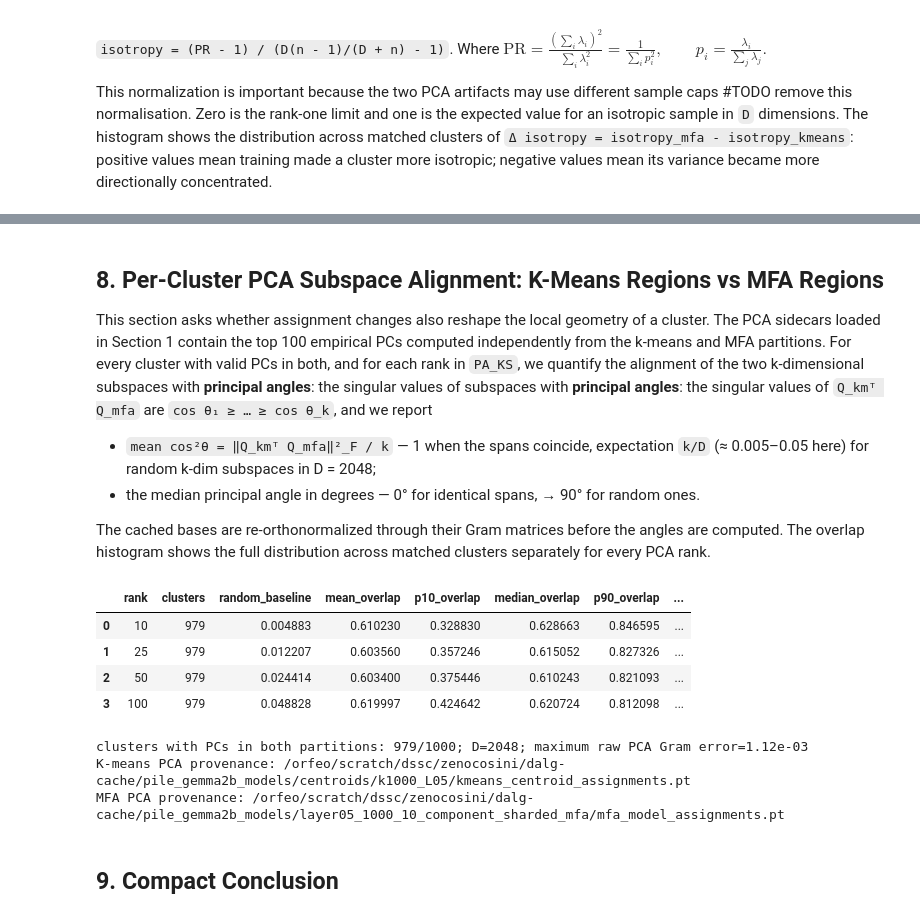
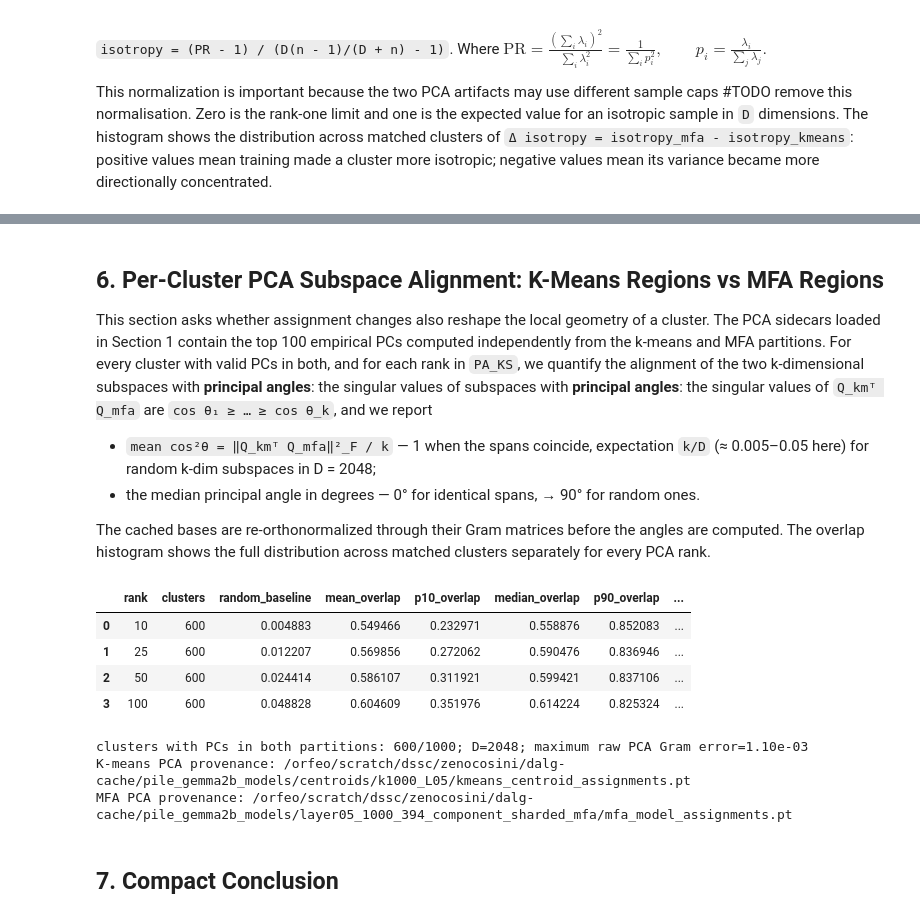
Before and after one commit to alexserra98/decomposing-activations-local-geometry, a Jupyter notebook: notebooks/kmeans_mfa_comparison.ipynb, the cells around one changed output, grey strips where cells are left out. Cells and saved outputs as stored; diff of their text form; code cells hidden in the pictures.

```diff
--- a/notebooks/kmeans_mfa_comparison.ipynb
+++ b/notebooks/kmeans_mfa_comparison.ipynb
@@ -49,9 +48,11 @@ from scipy.optimize import linear_sum_assignment
 try:
     import plotly.express as px
     import plotly.graph_objects as go
+    from plotly.subplots import make_subplots
 except Exception as exc:
     px = None
     go = None
+    make_subplots = None
     print(f"Plotly unavailable: {exc}")
 
 
@@ -68,8 +69,8 @@ REPO = find_repo_root()
 # ---------------------------------------------------------------- parameters
 LAYER = 5
 K = 1000
-Q = 10  # MFA rank; only used to locate the MFA run and its intrinsic dims
-EPOCHS = 1
+Q = 394  # MFA rank; only used to locate the MFA run and its intrinsic dims
+EPOCHS = 15
 MFA_ASSIGN="ar" # ar - nn: nearest neighbor assignment, ar: argmax responsibility
 # ------------------------------------------------- paths built from parameters
 MFA_RUN = REPO / f"dalg-cache/pile_gemma2b_models/layer{LAYER:02d}_{K}_{Q}_component_sharded_mfa"
@@ -145,7 +146,7 @@ HAVE_MODEL = (
 | 7 | mfa top PCs | /orfeo/cephfs/home/dssc/zenocosin... | True |
 | 8 | mfa model | /orfeo/cephfs/home/dssc/zenocosin... | True |
 # %%
-# Shared PCA inputs for Sections 7 and 8. Keep the sidecars memory-mapped:
+# Shared PCA inputs for Section 6. Keep the sidecars memory-mapped:
 # together they contain roughly 1.6 GB of float32 directions.
 top_pcs_km_obj = None
 top_pcs_mfa_obj = None
@@ -156,7 +157,7 @@ valid_pcs_mfa = np.zeros(K, dtype=bool)
 valid_pcs_both = np.zeros(K, dtype=bool)
 
 if not HAVE_TOP_PCS:
-    display(Markdown("**Sections 7–8 unavailable:** missing one or both `cluster_top_pcs.pt` artifacts."))
+    display(Markdown("**Section 6 unavailable:** missing one or both `cluster_top_pcs.pt` artifacts."))
 else:
     top_pcs_km_obj = torch.load(
         KMEANS_TOP_PCS_PATH, map_location="cpu", weights_only=True, mmap=True
@@ -981,7 +1021,7 @@ else:
                 yaxis_title="clusters",
                 bargap=0.05,
             )
-            save_fig(fig, "gride_intrinsic_dim_hist_entry4")
+            save_fig(fig, "gride_intrinsic_dim_hist_entry9")
             fig.show()
 
             fig = px.histogram(
@@ -1130,33 +1170,6 @@ else:
         fig.show()
 
     if px is not None:
-        topq_long = pd.DataFrame(
-            {
-                "topq_fraction": np.concatenate([topq_frac_km, topq_frac_mfa]),
-                "partition": ["kmeans (init)"] * len(topq_frac_km) + ["mfa (trained)"] * len(topq_frac_mfa),
-            }
-        )
-        fig = px.histogram(
-            topq_long,
-            x="topq_fraction",
-            color="partition",
-            nbins=60,
-            barmode="overlay",
-            opacity=0.6,
-            title=f"Variance fraction captured by the top q={Q} PCs of each cluster",
-            color_discrete_map={"kmeans (init)": COLOR_KMEANS, "mfa (trained)": COLOR_MFA},
-            template=PLOT_TEMPLATE,
-        )
-        fig.update_layout(xaxis_title=f"variance fraction in top {Q} PCs", yaxis_title="clusters", bargap=0.05)
-        fig.add_vline(
-            x=kmeans_left_tail_threshold,
-            line_dash="dash",
-            line_color=COLOR_KMEANS,
-            annotation_text=f"k-means {KMEANS_LEFT_TAIL_QUANTILE:.0%} cutoff",
-        )
-        save_fig(fig, "spectral_topq_fraction_hist")
-        fig.show()
-
         pr_long = pd.DataFrame(
             {
                 "participation_ratio": np.concatenate([pr_km, pr_mfa]),
@@ -1521,5 +1393,5 @@ PCA assignment provenance: /orfeo/scratch/dssc/zenocosini/dalg-cache/pile_gemma2
 # %% [markdown]
-## 8. Per-Cluster PCA Subspace Alignment: K-Means Regions vs MFA Regions
+## 6. Per-Cluster PCA Subspace Alignment: K-Means Regions vs MFA Regions
 
 This section asks whether assignment changes also reshape the local geometry of a
 cluster. The PCA sidecars loaded in Section 1 contain the top 100 empirical PCs
@@ -1547,7 +1419,7 @@ else:
     PA_BATCH_SIZE = 8
     pa_cluster_ids = np.flatnonzero(valid_pcs_both)
     if len(pa_cluster_ids) == 0:
-        raise RuntimeError("Section 8 needs at least one cluster with PCs in both partitions")
+        raise RuntimeError("Section 6 needs at least one cluster with PCs in both partitions")
 
     max_pa_rank = max(PA_KS)
     _eye_max = torch.eye(max_pa_rank)
@@ -1621,42 +1493,42 @@ else:
         f"clusters with PCs in both partitions: {len(pa_cluster_ids)}/{K}; D={PCA_D}; "
         f"maximum raw PCA Gram error={max_raw_pc_orth_error:.2e}"
     )
     print(f"K-means PCA provenance: {top_pcs_km_obj.get('assignments_path', 'not recorded')}")
     print(f"MFA PCA provenance: {top_pcs_mfa_obj.get('assignments_path', 'not recorded')}")
 
     if px is not None:
         for _rank in PA_KS:
             _rank_df = pca_alignment_df[pca_alignment_df["rank"] == _rank]
             fig = px.histogram(
                 _rank_df,
                 x="overlap",
                 nbins=50,
                 title=f"Matched-cluster PCA subspace overlap at rank {_rank}",
                 color_discrete_sequence=[COLOR_NEUTRAL],
                 template=PLOT_TEMPLATE,
             )
             fig.update_layout(
                 xaxis_title="mean cos² of principal angles (overlap)",
                 yaxis_title="clusters",
                 bargap=0.05,
             )
             fig.update_xaxes(range=[0, 1])
             save_fig(fig, f"kmeans_mfa_pca_overlap_hist_rank{_rank}")
             fig.show()
 
     del _alignment_rows
     gc.collect()
 # %% [output]
 |  | rank | clusters | random_baseline | mean_overlap | p10_overlap | median_overlap | p90_overlap | ... |
-| 0 | 10 | 979 | 0.004883 | 0.610230 | 0.328830 | 0.628663 | 0.846595 | ... |
-| 1 | 25 | 979 | 0.012207 | 0.603560 | 0.357246 | 0.615052 | 0.827326 | ... |
-| 2 | 50 | 979 | 0.024414 | 0.603400 | 0.375446 | 0.610243 | 0.821093 | ... |
-| 3 | 100 | 979 | 0.048828 | 0.619997 | 0.424642 | 0.620724 | 0.812098 | ... |
+| 0 | 10 | 600 | 0.004883 | 0.549466 | 0.232971 | 0.558876 | 0.852083 | ... |
+| 1 | 25 | 600 | 0.012207 | 0.569856 | 0.272062 | 0.590476 | 0.836946 | ... |
+| 2 | 50 | 600 | 0.024414 | 0.586107 | 0.311921 | 0.599421 | 0.837106 | ... |
+| 3 | 100 | 600 | 0.048828 | 0.604609 | 0.351976 | 0.614224 | 0.825324 | ... |
-clusters with PCs in both partitions: 979/1000; D=2048; maximum raw PCA Gram error=1.12e-03
+clusters with PCs in both partitions: 600/1000; D=2048; maximum raw PCA Gram error=1.10e-03
 K-means PCA provenance: /orfeo/scratch/dssc/zenocosini/dalg-cache/pile_gemma2b_models/centroids/k1000_L05/kmeans_centroid_assignments.pt
-MFA PCA provenance: /orfeo/scratch/dssc/zenocosini/dalg-cache/pile_gemma2b_models/layer05_1000_10_component_sharded_mfa/mfa_model_assignments.pt
+MFA PCA provenance: /orfeo/scratch/dssc/zenocosini/dalg-cache/pile_gemma2b_models/layer05_1000_394_component_sharded_mfa/mfa_model_assignments.pt
 # %% [markdown]
-## 9. Compact Conclusion
+## 7. Compact Conclusion
 # %%
 rows = []
 if HAVE_ASSIGNMENTS:
```
Also changed, not shown: parts of 21 cells of this notebook, 18 other files.
